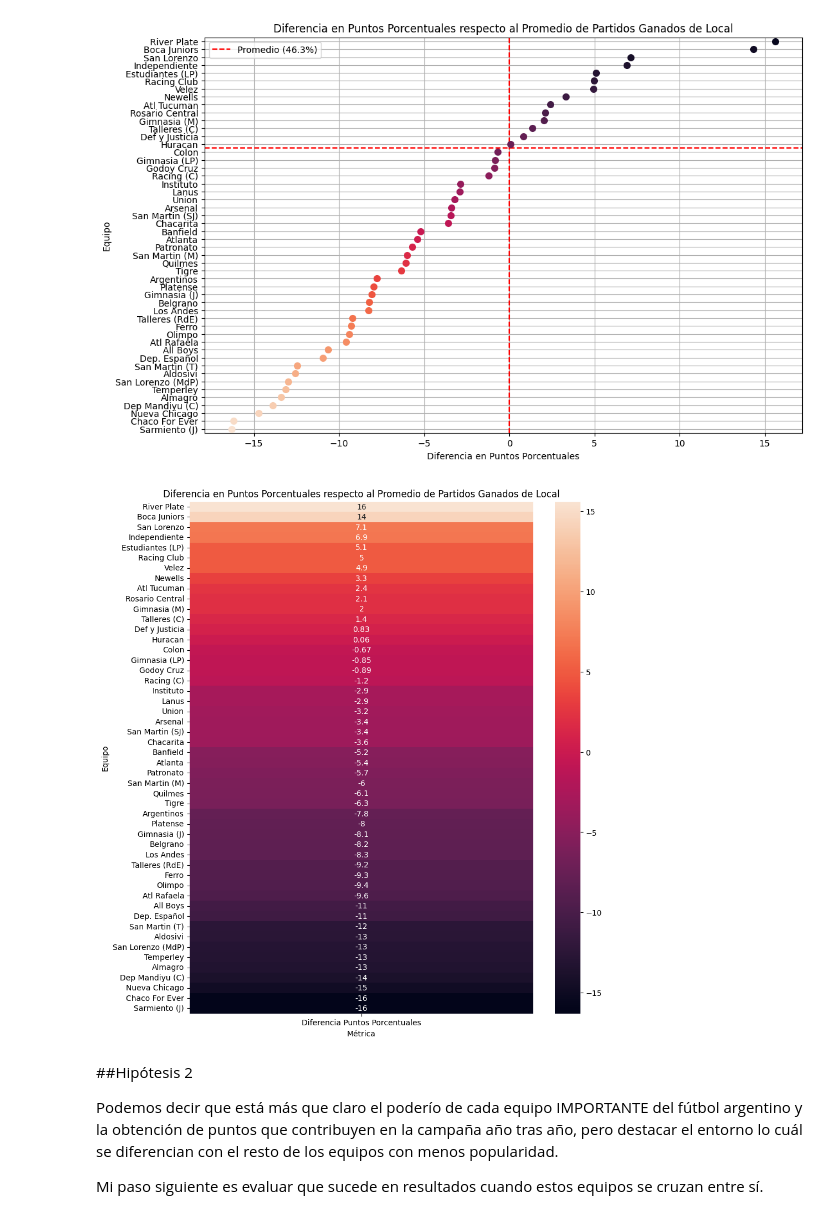
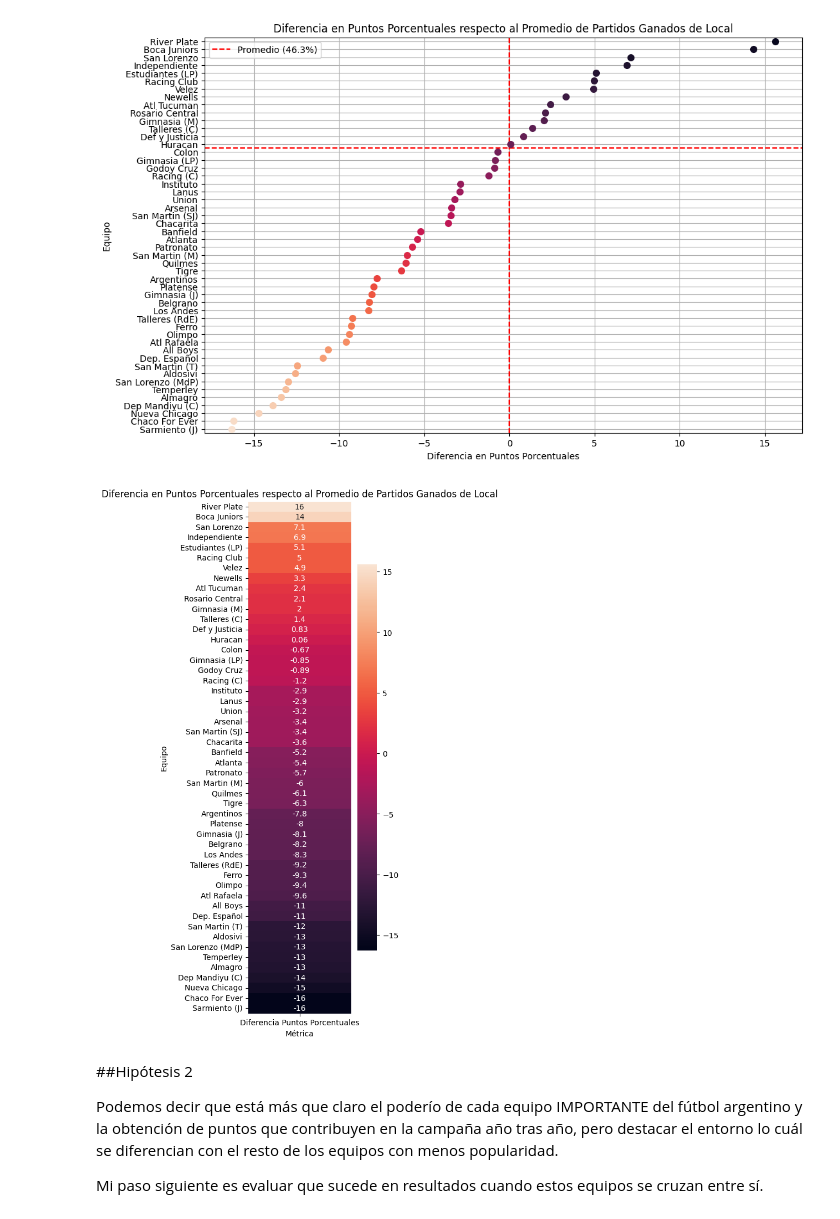
Before and after one commit to BecquerF/CoderHouse, a Jupyter notebook: proyectods_partel_fern_ndez.ipynb, the cells around one changed output. Saved outputs shown, nothing was run; the diff lists cells and outputs as text; code cells hidden in the pictures.

```diff
--- a/proyectods_partel_fern_ndez.ipynb
+++ b/proyectods_partel_fern_ndez.ipynb
@@ -363,15 +351,15 @@ Passing `palette` without assigning `hue` is deprecated and will be removed in v
   sns.swarmplot(x='Diferencia Puntos Porcentuales', y='Equipo', data=top_50_equipos, size=8, palette='rocket')
 [figure]
 # %%
-plt.figure(figsize=(10, 12))
+plt.figure(figsize=(3, 12))
 sns.heatmap(top_50_equipos.set_index('Equipo')[['Diferencia Puntos Porcentuales']], annot=True, cmap='rocket', center=0)
 
 plt.title('Diferencia en Puntos Porcentuales respecto al Promedio de Partidos Ganados de Local')
 plt.xlabel('Métrica')
 plt.ylabel('Equipo')
 plt.show()
 # %% [output]
-[figure, old version]
+[figure, new version]
 # %% [markdown]
 ##Hipótesis 2
 
```
Also changed, not shown: parts of 20 cells of this notebook.
